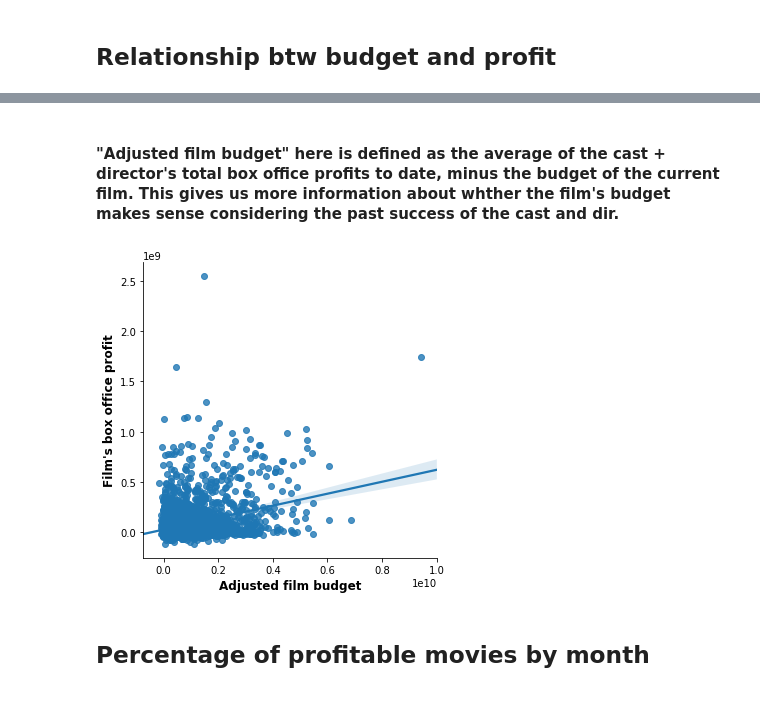
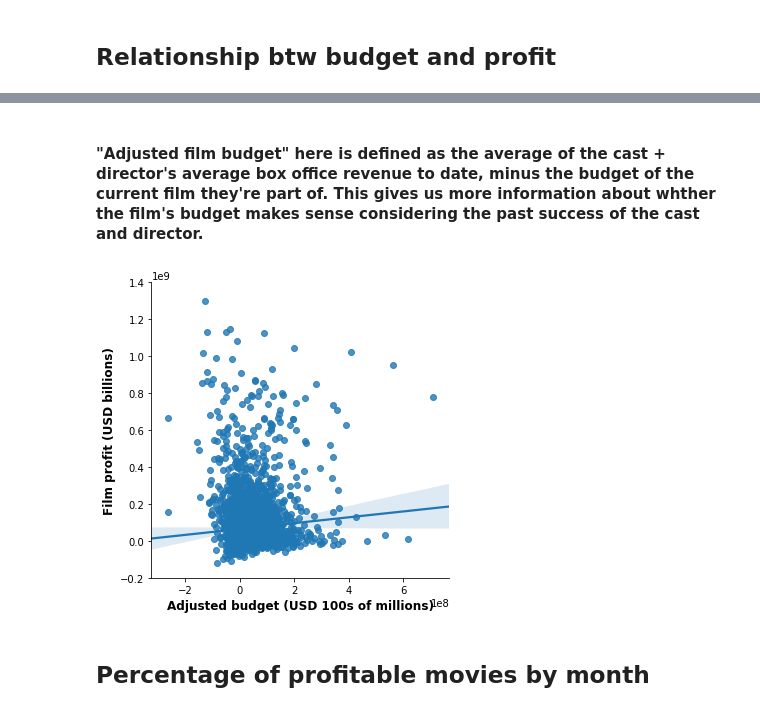
Before and after one commit to ryanlrappa/film-profit-prediction, a Jupyter notebook: jupyter_notebooks/5_EDA.ipynb, the cells around one changed output, grey strips where cells are left out. Drawn from its saved outputs; the diff is of its cells as text; code cells hidden in the pictures.

```diff
--- a/jupyter_notebooks/5_EDA.ipynb
+++ b/jupyter_notebooks/5_EDA.ipynb
@@ -118,22 +120,21 @@ df[df['writ_prof'] == 0].count();
 # %%
-df['cast_dir_avg_prof'] = (df['cast_prof'] + df['dir_prof'])/2
+df['cast_dir_avg_rev'] = (df['cast_rev'] + df['dir_rev'])/2
 # %%
-df['adj_budget'] = df['cast_dir_avg_prof'] - df['budget']
+df['adj_budget'] = df['cast_dir_avg_rev'] - df['budget']
 # %% [markdown]
-#### **"Adjusted film budget"** here is defined as the average of the cast + director's total box office profits to date, minus the budget of the current film. This gives us more information about whther the film's budget makes sense considering the past success of the cast and dir.
+#### **"Adjusted film budget"** here is defined as the average of the cast + director's average box office revenue to date, minus the budget of the current film they're part of. This gives us more information about whther the film's budget makes sense considering the past success of the cast and director.
 # %%
 sns.lmplot('adj_budget', 'profit', df)
-plt.xlabel("Adjusted film budget", fontweight='bold', fontsize=12)
-plt.ylabel("Film's box office profit", fontweight='bold', fontsize=12)
-# plt.ylim(0, 5)  #toggle/adjust for zooming
+plt.xlabel("Adjusted budget (USD 100s of millions)", fontweight='bold', fontsize=12)
+plt.ylabel("Film profit (USD billions)", fontweight='bold', fontsize=12)
+plt.ylim(-200000000, 1400000000)  #toggle/adjust for zooming
 # plt.xlim(0, 5)  #toggle/adjust for zooming
 plt.show()
 
-# data still all over the place, but trend is clearer;
-# notice the difference btw the above and below in terms of the lower-most points
-# (one thing to note here is that this is highly correlated with cast profits):
+# data still all over the place, but trend is somewhat clearer;
+# notice the difference btw the above and below in terms of the lower-most points' trajectory:
 # %% [output]
-[figure, old version]
+[figure, new version]
 # %% [markdown]
 ## Percentage of profitable movies by month
 # %%
```
Also changed, not shown: parts of 18 cells of this notebook, 2 other files.
